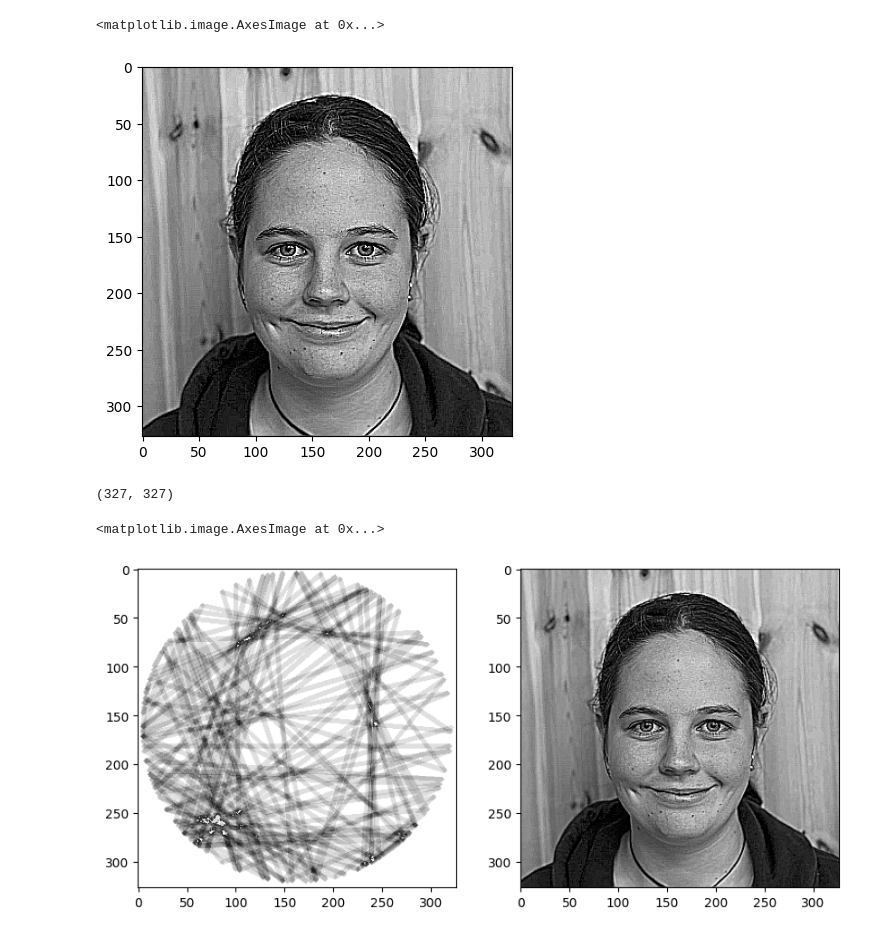
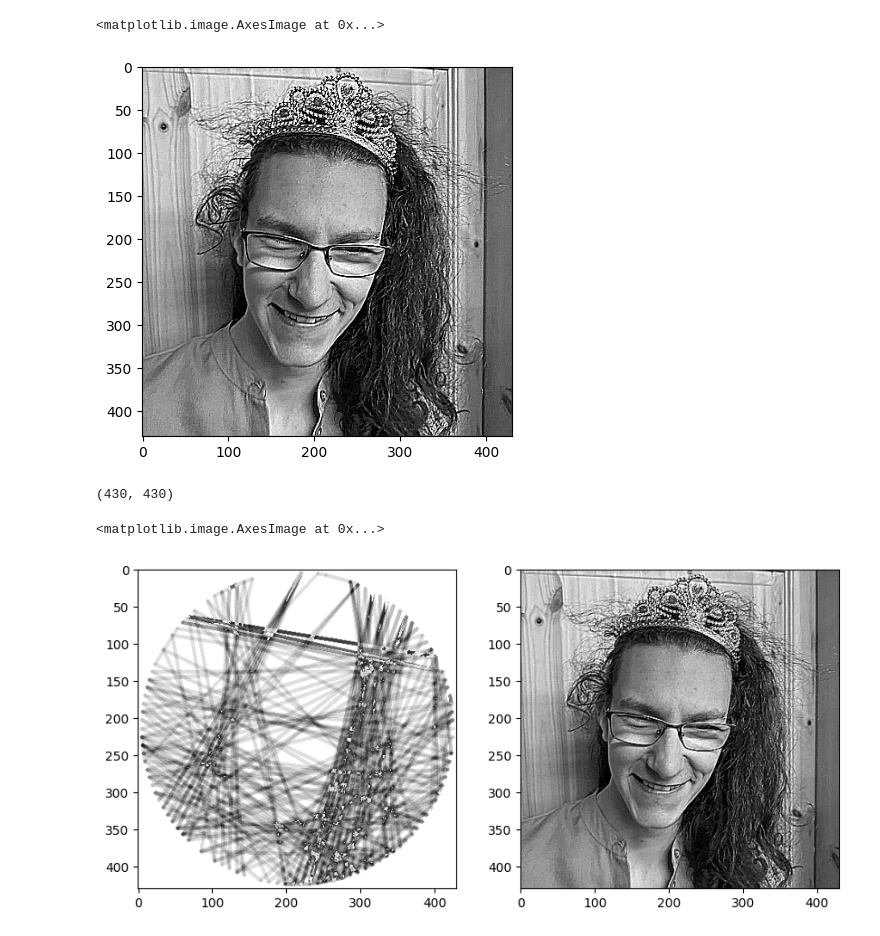
Before and after one commit to ticvac/konfera_string_art, a Jupyter notebook: mse/mse-spatny-ale-funguje.ipynb, the cells around one changed output. Cells and saved outputs as stored; diff of their text form; code cells hidden in the pictures.

```diff
--- a/mse/mse-spatny-ale-funguje.ipynb
+++ b/mse/mse-spatny-ale-funguje.ipynb
@@ -6,31 +6,31 @@ from matplotlib.pyplot import imshow
 from PIL import Image, ImageOps, ImageFilter, ImageEnhance
 from tqdm import tqdm
 # %%
-img = cv2.imread("../julca2.png")
+img = cv2.imread("../takyradim.png")
 img = cv2.cvtColor(img, cv2.COLOR_BGR2GRAY)
 # img = cv2.resize(img, (img.shape[1] * 2, img.shape[0] * 2))
 
 # img = np.full_like(img, 255) - img
 
 
 img_pil = Image.fromarray(img)
 img_pil = img_pil.filter(ImageFilter.EDGE_ENHANCE_MORE)
 # img_pil = img_pil.filter(ImageFilter.EDGE_ENHANCE_MORE)
 # enhanced = cv2.Canny(img, 30, 70)
 
 img = np.array(img_pil)
 # img = cv2.addWeighted(img, 0.9, cv2.GaussianBlur(enhanced, (5, 5), 7), 1.0, 0)
 
 
 plane = np.full_like(img, 255)
 plane[0, 0] = 0
 plane[0, 1] = 255
 
 
 imshow(img, cmap="gray")
 # %% [output]
 <matplotlib.image.AxesImage at 0x...>
-[figure, old version]
+[figure, new version]
 # %%
 def generate_circle_points(center, radius, n):
     angles = np.linspace(0, 2 * np.pi, n, endpoint=False)
@@ -44,7 +44,7 @@ def generate_circle_points(center, radius, n):
 print(img.shape)
 center = (img.shape[0] // 2, img.shape[1] // 2)
 radius = min(img.shape[0], img.shape[1]) // 2 - 5
-n = 200
+n = 118
 circle_points = generate_circle_points(center, radius, n)
 
 # Plot the points on the image
@@ -55,12 +55,12 @@ circle_points = generate_circle_points(center, radius, n)
 
 spagat = [0]
 # %% [output]
-(327, 327)
+(430, 430)
 # %%
 import math
 
 
-for _ in tqdm(range(10_000)):
+for _ in tqdm(range(250)):
     actual = spagat[-1]
     best = [-1, math.inf]
     for i, point in enumerate(circle_points):
@@ -104,4 +104,4 @@ plt.subplot(1, 2, 2)
 plt.imshow(img, cmap="gray")
 # %% [output]
 <matplotlib.image.AxesImage at 0x...>
-[figure, old version]
+[figure, new version]
```
Also changed, not shown: parts of 1 cell of this notebook, 7 other files.
